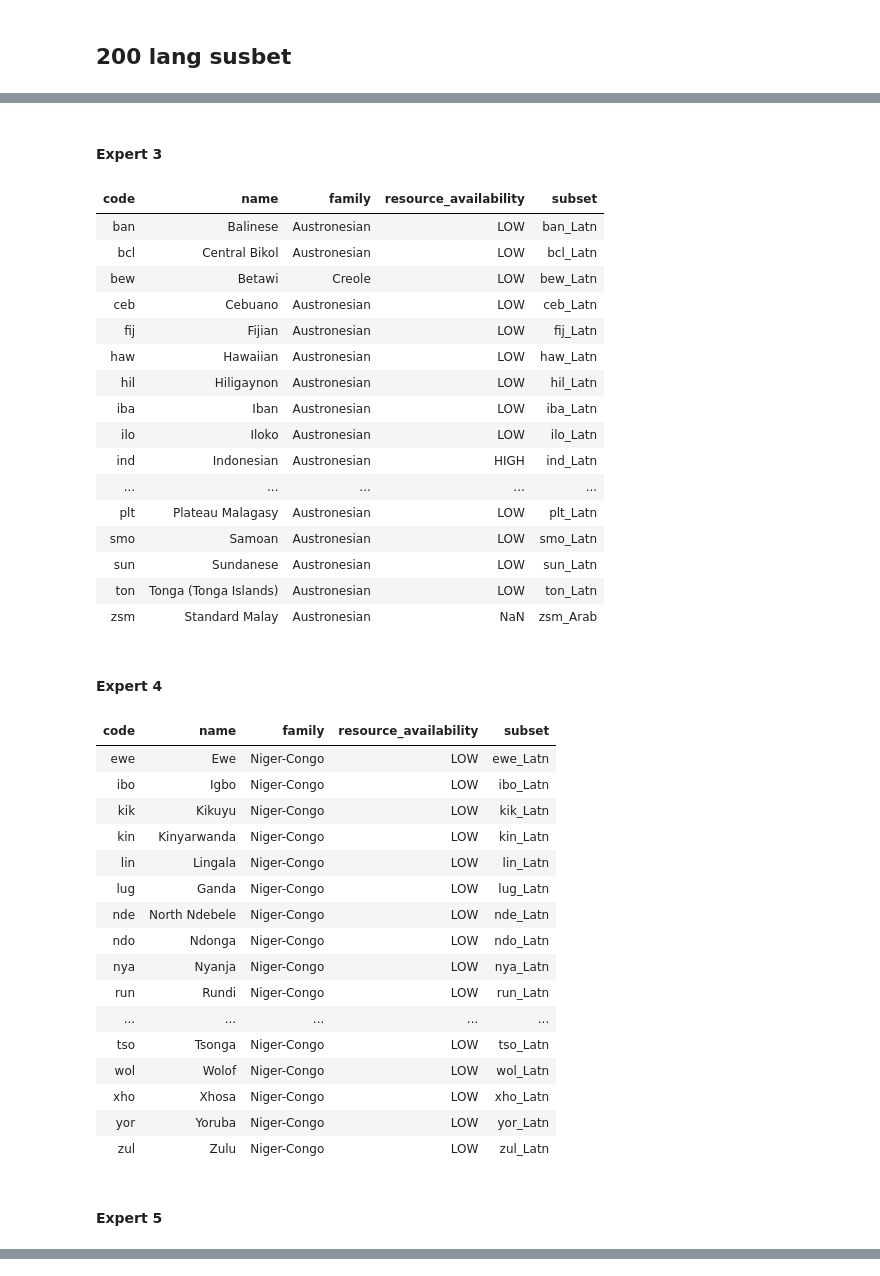
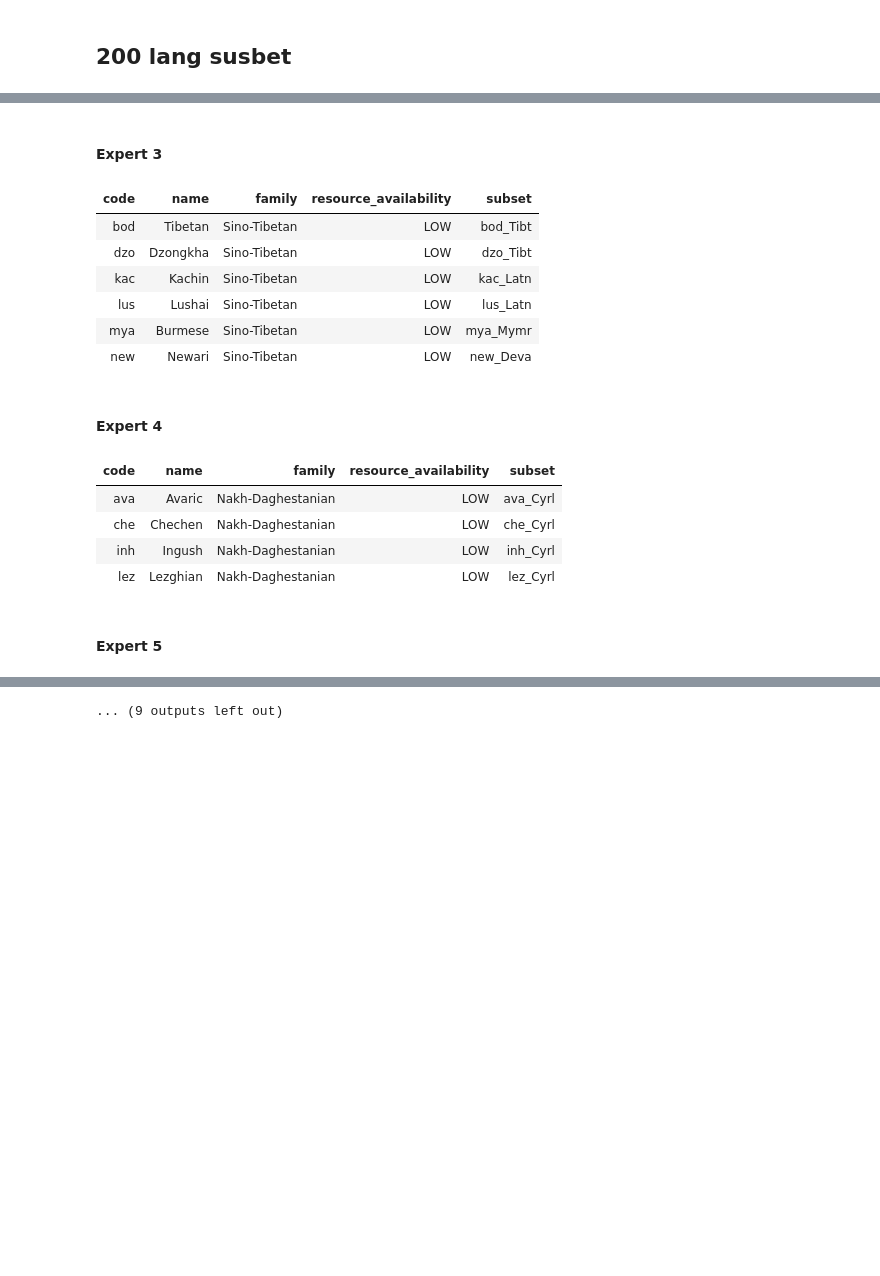
Before and after one commit to dice-group/HTYLLM-PG, a Jupyter notebook: approaches/CoLA/tools/two_stage_clustering/language_family_tree_based.ipynb, the cells around one changed output, grey strips where cells are left out. Drawn from its saved outputs; the diff is of its cells as text; code cells hidden in the pictures; blank space fills up the shorter version.

Commit message:
adapted params for second cluster, added shilhouette instead ot threshold logic

```diff
--- a/approaches/CoLA/tools/two_stage_clustering/language_family_tree_based.ipynb
+++ b/approaches/CoLA/tools/two_stage_clustering/language_family_tree_based.ipynb
@@ -6,7 +6,7 @@ from itertools import combinations
 import sys
 from pathlib import Path
 
-PROJECT_ROOT = Path("/home/ubuntu/dice_repos/HTYLLM-PG/approaches/CoLA")
+PROJECT_ROOT = Path("/scratch/hpc-prf-merlin/joel/HTYLLM-PG/approaches/CoLA")
 sys.path.insert(0, str(PROJECT_ROOT / "data_prep" / "lang_cluster_analysis"))
 
 from cluster_lang2vec_distances import build_distance_matrix, auto_k, cluster_with_k
@@ -16,7 +16,7 @@ from sklearn.manifold import MDS
 
 
 # load and filter, only select train split and no _removed subsets
-df = pd.read_csv("/home/ubuntu/dice_repos/HTYLLM-PG/approaches/CoLA/data_prep/base_data/fineweb2-language-distribution.csv")
+df = pd.read_csv("/scratch/hpc-prf-merlin/joel/HTYLLM-PG/approaches/CoLA/data_prep/base_data/fineweb2-language-distribution.csv")
 df = df[(df.split == "train") & ~df.subset.str.contains("_removed$", na=False)]
 
 # select top 200 languages by document count
@@ -215,7 +215,7 @@ Expert 3
 # target: ~72 langs → 8 experts × (3 subgroups × 3 langs)
 expert_ids, clusters = select_expert_clusters(
     matrix,
-    max_experts=8,
+    max_experts=16,
     min_cluster_size=3,   # allow smaller families
 )
 
@@ -459,9 +447,8 @@ for e_idx, exp_codes in enumerate(experts.values()):
         exp_codes,
         codes,
         matrix,
-        k_max=4,
-        min_subgroup_size=2,
-        quality_threshold=0.9
+        k_max=12,
+        min_subgroup_size=1
     )
 
 # inspect
@@ -522,7 +508,7 @@ Subgroup 1
 expert_ids, clusters = select_expert_clusters(
     matrix,
     max_experts=16,
-    min_cluster_size=12
+    min_cluster_size=3
 )
 
 experts = {
@@ -564,64 +550,42 @@ Expert 1
 | khm | Khmer | Austro-Asiatic | LOW | khm_Khmr |
 | kor | Korean | Koreanic | HIGH | kor_Hang |
 | mal | Malayalam | Dravidian | NaN | mal_Latn |
 | mww | Hmong Daw | Hmong-Mien | LOW | mww_Latn |
 | nno | Norwegian Nynorsk | Indo-European | LOW | nno_Latn |
 | nob | Norwegian Bokmål | Indo-European | MEDIUM | nob_Latn |
 | tam | Tamil | Dravidian | NaN | tam_Latn |
 | tel | Telugu | Dravidian | NaN | tel_Latn |
 | vie | Vietnamese | Austro-Asiatic | HIGH | vie_Latn |
 Expert 2
 | code | name | family | resource_availability | subset |
 | acm | Mesopotamian Arabic | Afro-Asiatic | LOW | acm_Arab |
 | aeb | Tunisian Arabic | Afro-Asiatic | LOW | aeb_Arab |
 | amh | Amharic | Afro-Asiatic | LOW | amh_Ethi |
 | apc | Levantine Arabic | Afro-Asiatic | LOW | apc_Arab |
 | arb | Standard Arabic | Afro-Asiatic | HIGH | arb_Arab |
 | ars | Najdi Arabic | Afro-Asiatic | LOW | ars_Arab |
 | ary | Moroccan Arabic | Afro-Asiatic | LOW | ary_Arab |
 | arz | Egyptian Arabic | Afro-Asiatic | LOW | arz_Arab |
 | gaz | West Central Oromo | Afro-Asiatic | LOW | gaz_Latn |
 | hbo | Ancient Hebrew | Afro-Asiatic | LOW | hbo_Hebr |
 | heb | Hebrew | Afro-Asiatic | HIGH | heb_Hebr |
 | kab | Kabyle | Afro-Asiatic | LOW | kab_Latn |
 | mlt | Maltese | Afro-Asiatic | LOW | mlt_Latn |
 | som | Somali | Afro-Asiatic | LOW | som_Latn |
 | tir | Tigrinya | Afro-Asiatic | LOW | tir_Ethi |
 Expert 3
 | code | name | family | resource_availability | subset |
-| ban | Balinese | Austronesian | LOW | ban_Latn |
-| bcl | Central Bikol | Austronesian | LOW | bcl_Latn |
-| bew | Betawi | Creole | LOW | bew_Latn |
-| ceb | Cebuano | Austronesian | LOW | ceb_Latn |
-| fij | Fijian | Austronesian | LOW | fij_Latn |
-| haw | Hawaiian | Austronesian | LOW | haw_Latn |
-| hil | Hiligaynon | Austronesian | LOW | hil_Latn |
-| iba | Iban | Austronesian | LOW | iba_Latn |
-| ilo | Iloko | Austronesian | LOW | ilo_Latn |
-| ind | Indonesian | Austronesian | HIGH | ind_Latn |
-| ... | ... | ... | ... | ... |
-| plt | Plateau Malagasy | Austronesian | LOW | plt_Latn |
-| smo | Samoan | Austronesian | LOW | smo_Latn |
-| sun | Sundanese | Austronesian | LOW | sun_Latn |
-| ton | Tonga (Tonga Islands) | Austronesian | LOW | ton_Latn |
-| zsm | Standard Malay | Austronesian | NaN | zsm_Arab |
+| bod | Tibetan | Sino-Tibetan | LOW | bod_Tibt |
+| dzo | Dzongkha | Sino-Tibetan | LOW | dzo_Tibt |
+| kac | Kachin | Sino-Tibetan | LOW | kac_Latn |
+| lus | Lushai | Sino-Tibetan | LOW | lus_Latn |
+| mya | Burmese | Sino-Tibetan | LOW | mya_Mymr |
+| new | Newari | Sino-Tibetan | LOW | new_Deva |
 Expert 4
 | code | name | family | resource_availability | subset |
-| ewe | Ewe | Niger-Congo | LOW | ewe_Latn |
-| ibo | Igbo | Niger-Congo | LOW | ibo_Latn |
-| kik | Kikuyu | Niger-Congo | LOW | kik_Latn |
-| kin | Kinyarwanda | Niger-Congo | LOW | kin_Latn |
-| lin | Lingala | Niger-Congo | LOW | lin_Latn |
-| lug | Ganda | Niger-Congo | LOW | lug_Latn |
-| nde | North Ndebele | Niger-Congo | LOW | nde_Latn |
-| ndo | Ndonga | Niger-Congo | LOW | ndo_Latn |
-| nya | Nyanja | Niger-Congo | LOW | nya_Latn |
-| run | Rundi | Niger-Congo | LOW | run_Latn |
-| ... | ... | ... | ... | ... |
-| tso | Tsonga | Niger-Congo | LOW | tso_Latn |
-| wol | Wolof | Niger-Congo | LOW | wol_Latn |
-| xho | Xhosa | Niger-Congo | LOW | xho_Latn |
-| yor | Yoruba | Niger-Congo | LOW | yor_Latn |
-| zul | Zulu | Niger-Congo | LOW | zul_Latn |
+| ava | Avaric | Nakh-Daghestanian | LOW | ava_Cyrl |
+| che | Chechen | Nakh-Daghestanian | LOW | che_Cyrl |
+| inh | Ingush | Nakh-Daghestanian | LOW | inh_Cyrl |
+| lez | Lezghian | Nakh-Daghestanian | LOW | lez_Cyrl |
 Expert 5
 | code | name | family | resource_availability | subset |
@@ -642,3 +608,4 @@ Expert 5
+... (9 outputs left out)
 # %%
 expert_subgroups = {}
 for e_idx, exp_codes in experts.items():
```
Also changed, not shown: parts of 7 cells of this notebook.
